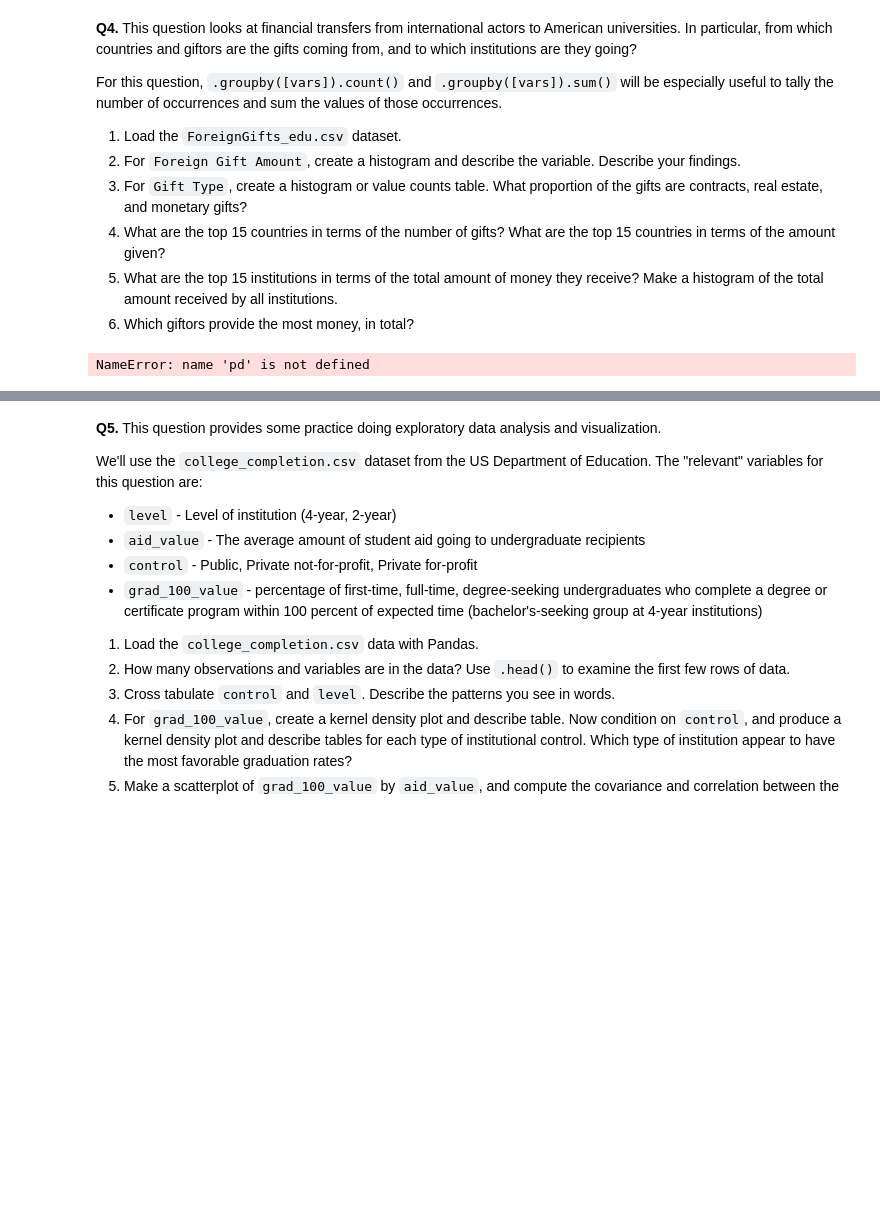
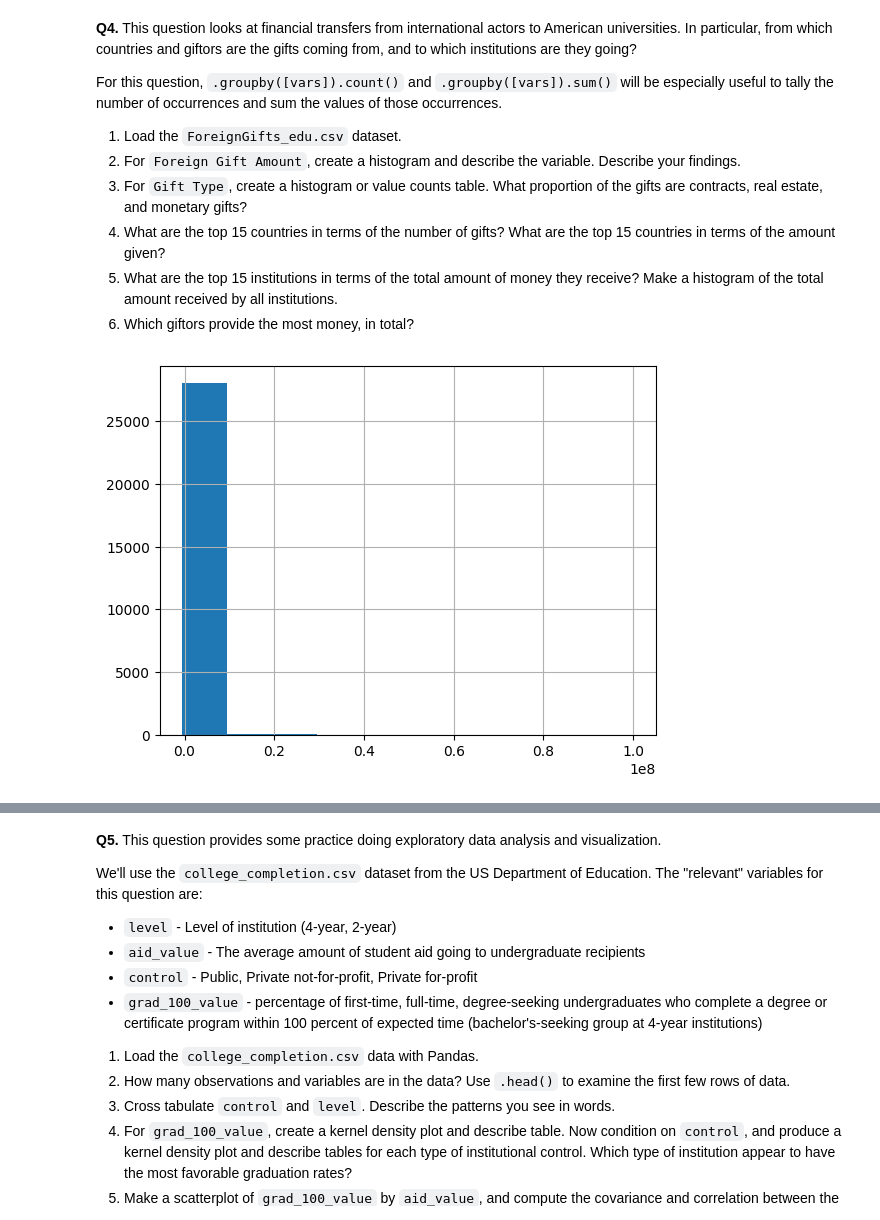
Before and after one commit to RexW999/undergrad_ml_assignments, a Jupyter notebook: 01_assignment_wrangling_and_eda.ipynb, the cells around one changed output, grey strips where cells are left out. Drawn from its saved outputs; the diff is of its cells as text; code cells hidden in the pictures; blank space fills up the shorter version.

```diff
--- a/01_assignment_wrangling_and_eda.ipynb
+++ b/01_assignment_wrangling_and_eda.ipynb
@@ -239,7 +244,7 @@ For this question, `.groupby([vars]).count()` and `.groupby([vars]).sum()` will
 # %%
 df_foreign = pd.read_csv("data/ForeignGifts_edu.csv", encoding= "latin1")
 df_foreign['Foreign Gift Amount'] = pd.to_numeric(df_foreign['Foreign Gift Amount'], errors='coerce')
-df_foreign.hist()
+df_foreign['Foreign Gift Amount'].hist()
 plt.show()
 # %% [output]
-NameError: name 'pd' is not defined
+[figure, added]
```
Also changed, not shown: parts of 10 cells of this notebook.
